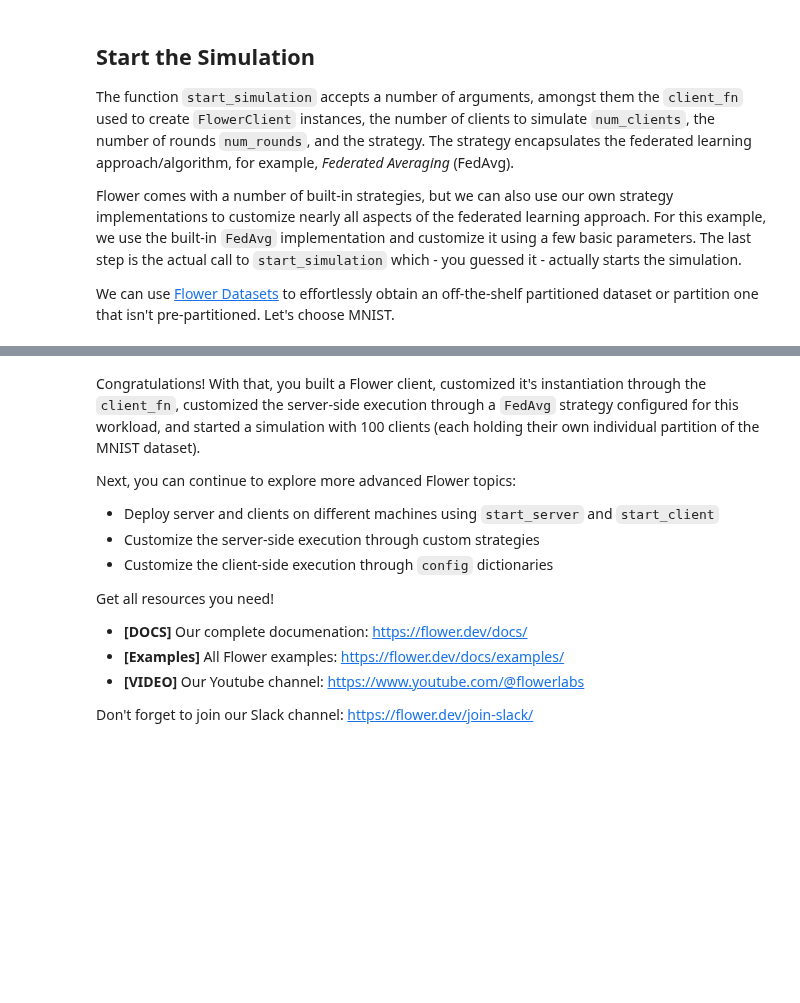
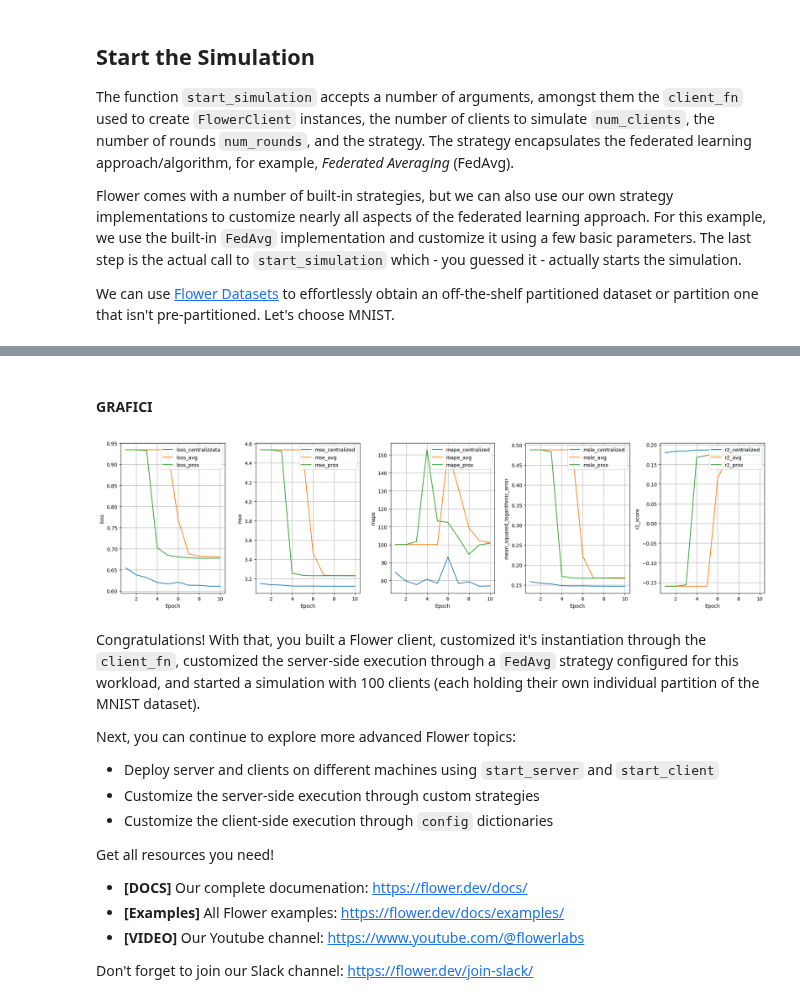
Before and after one commit to AnastasiaBrinati/Progetto-ML-23-24, a Jupyter notebook: task2_federato.ipynb, the cells around one changed output, grey strips where cells are left out. Drawn from its saved outputs; the diff is of its cells as text; code cells hidden in the pictures; blank space fills up the shorter version.

```diff
--- a/task2_federato.ipynb
+++ b/task2_federato.ipynb
@@ -413,0 +521,4 @@ See https://numpy.org/devdocs/release/1.25.0-notes.html and the docs for more in
+# %%
+h_qavg = h_fedQavg.drop(0)
+h_qavg = h_qavg.rename(columns={'r2score': 'r2_qavg', 'mse': 'mse_qavg', 'mape': 'mape_qavg', 'msle': 'msle_qavg', 'loss (mae)': 'loss_qavg'})
+h_qavg
@@ -413,0 +674,9 @@ See https://numpy.org/devdocs/release/1.25.0-notes.html and the docs for more in
+# %%
+complete_h = pd.concat([h_centrale, h_average], axis=1)
+complete_h = pd.concat([complete_h, h_proxima], axis=1)
+complete_h = pd.concat([complete_h, h_qavg], axis=1)
+
+complete_h.iloc[:,[0,1,10,15,20,2,7,12,17,3,8,13,18,4,9,14,19,5,6,11,16]]
+
+pd.set_option('display.max_columns', None)
+complete_h
@@ -414,23 +695,30 @@ See https://numpy.org/devdocs/release/1.25.0-notes.html and the docs for more in
+# %% [markdown]
+#### GRAFICI
 # %%
 import matplotlib.pyplot as plt
 
 def plot_loss(history):
   fig, (ax1, ax2, ax3, ax4, ax5) = plt.subplots(1, 5, figsize=(19, 5))
 
-  ax1.plot(pd.DataFrame(history.losses_centralized)[1], label='loss_centralizzata')
-  ax1.plot(pd.DataFrame(history.losses_distributed)[1], label='loss_distribuita')
+  ax1.plot(pd.DataFrame(history.c_loss), label='loss_centralizzata')
+  ax1.plot(pd.DataFrame(history.loss_avg), label='loss_avg')
+  ax1.plot(pd.DataFrame(history.loss_prox), label='loss_prox')
 
-  ax2.plot(pd.DataFrame(history.metrics_centralized['mse'])[1], label='mse_centralized')
-  ax2.plot(pd.DataFrame(history.metrics_distributed['mse'])[1], label='mse_distributed')
+  ax2.plot(pd.DataFrame(history.c_mse), label='mse_centralized')
+  ax2.plot(pd.DataFrame(history.mse_avg), label='mse_avg')
+  ax2.plot(pd.DataFrame(history.mse_prox), label='mse_prox')
 
-  ax3.plot(pd.DataFrame(history.metrics_centralized['mape'])[1], label='mape_centralized')
-  ax3.plot(pd.DataFrame(history.metrics_distributed['mape'])[1], label='mape_distributed')
+  ax3.plot(pd.DataFrame(history.c_mape), label='mape_centralized')
+  ax3.plot(pd.DataFrame(history.mape_avg), label='mape_avg')
+  ax3.plot(pd.DataFrame(history.mape_prox), label='mape_prox')
 
-  ax4.plot(pd.DataFrame(history.metrics_centralized['mean_squared_logarithmic_error'])[1], label='mean_squared_logarithmic_error_centralized')
-  ax4.plot(pd.DataFrame(history.metrics_distributed['mean_squared_logarithmic_error'])[1], label='mean_squared_logarithmic_error_distributed')
+  ax4.plot(pd.DataFrame(history.c_msle), label='msle_centralized')
+  ax4.plot(pd.DataFrame(history.msle_avg), label='msle_avg')
+  ax4.plot(pd.DataFrame(history.msle_prox), label='msle_prox')
 
-  ax5.plot(pd.DataFrame(history.metrics_centralized['R2Score'])[1], label='r2_score_centralized')
-  ax5.plot(pd.DataFrame(history.metrics_distributed['R2Score'])[1], label='r2_score_distributed')
+  ax5.plot(pd.DataFrame(history.c_r2), label='r2_centralized')
+  ax5.plot(pd.DataFrame(history.r2_avg), label='r2_avg')
+  ax5.plot(pd.DataFrame(history.r2_prox), label='r2_prox')
 
   ax1.set(xlabel='Epoch', ylabel='loss')
   ax1.legend(loc="upper right")
@@ -454,7 +742,9 @@ def plot_loss(history):
 
   fig.tight_layout()
 # %%
-plot_loss(history)
+plot_loss(complete_h)
+# %% [output]
+[figure, added]
 # %% [markdown]
 
 Congratulations! With that, you built a Flower client, customized it's instantiation through the `client_fn`, customized the server-side execution through a `FedAvg` strategy configured for this workload, and started a simulation with 100 clients (each holding their own individual partition of the MNIST dataset).
```
Also changed, not shown: parts of 22 cells of this notebook.
